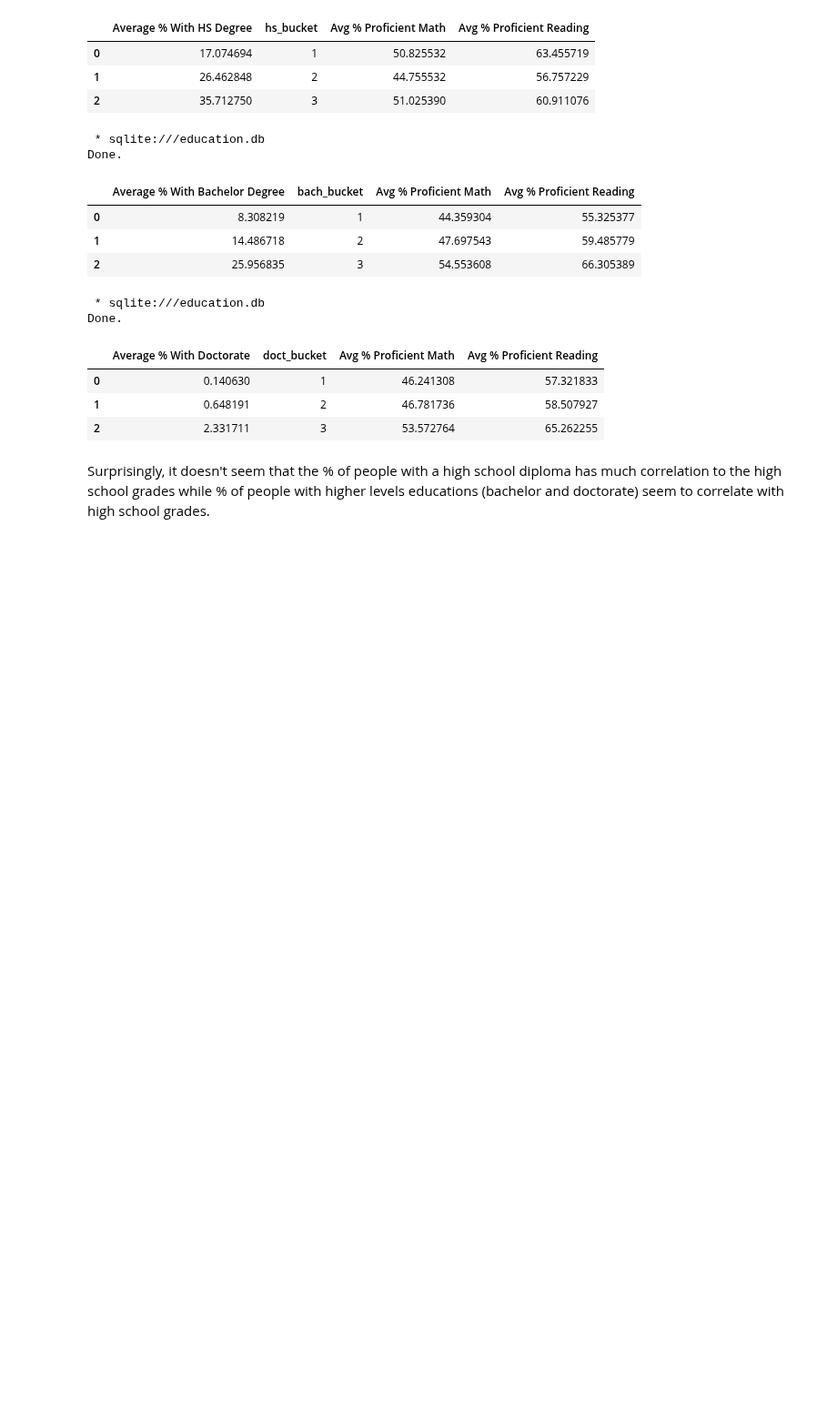
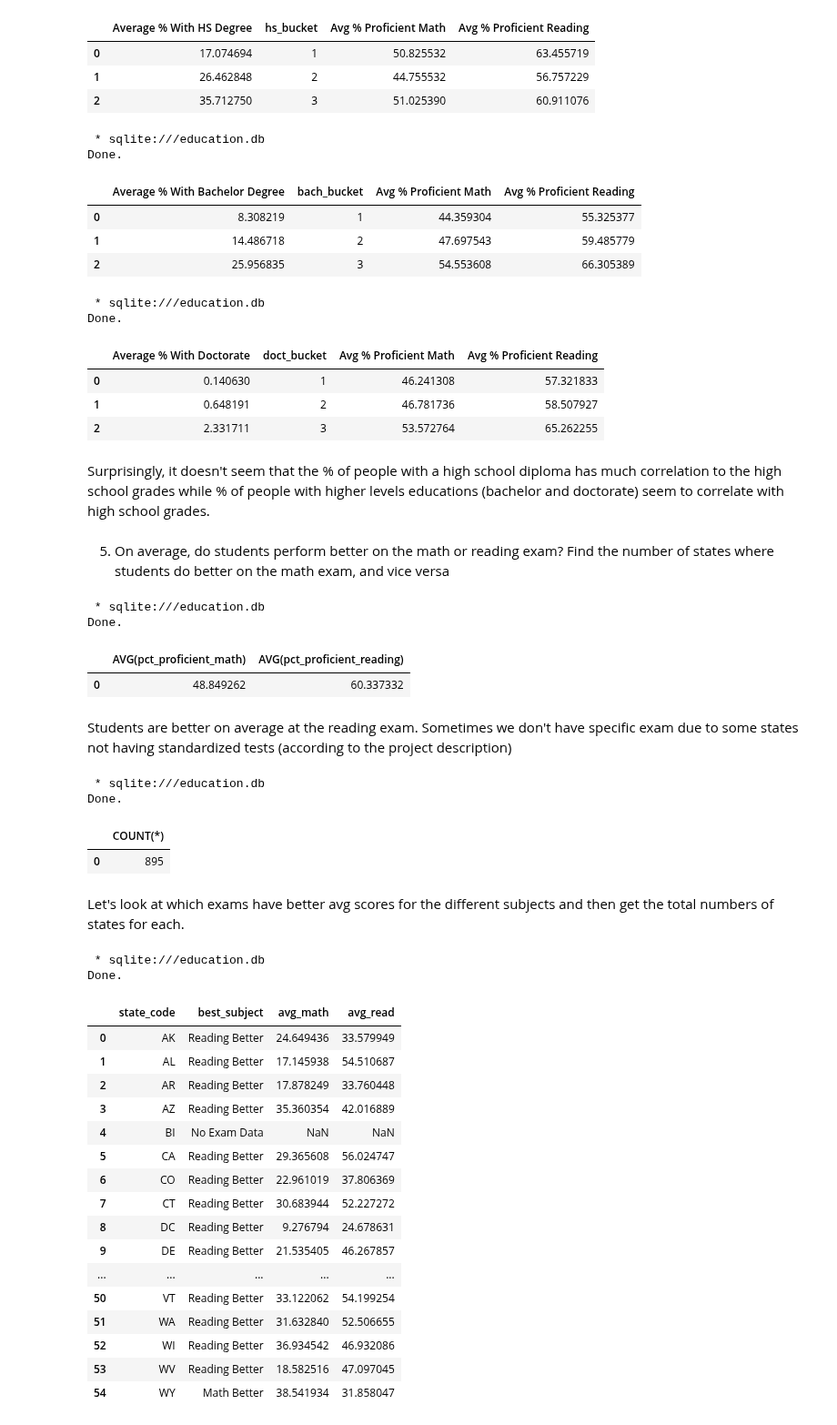
Before and after one commit to LucasCroslyn/CodingProblems, a Jupyter notebook: CodeAcademy/Data Science SQL Projects/DSIP #3 Education Database/Queries.ipynb, the cells around one changed output. Shown at 91% size. Cells and saved outputs as stored; diff of their text form; code cells hidden in the pictures; blank space fills up the shorter version.

Commit message:
Q5 Work Done

```diff
--- a/CodeAcademy/Data Science SQL Projects/DSIP #3 Education Database/Queries.ipynb
+++ b/CodeAcademy/Data Science SQL Projects/DSIP #3 Education Database/Queries.ipynb
@@ -536,3 +492,69 @@ Done.
 | 2 | 2.331711 | 3 | 53.572764 | 65.262255 |
 # %% [markdown]
 Surprisingly, it doesn't seem that the % of people with a high school diploma has much correlation to the high school grades while % of people with higher levels educations (bachelor and doctorate) seem to correlate with high school grades.
+# %% [markdown]
+5. On average, do students perform better on the math or reading exam? Find the number of states where students do better on the math exam, and vice versa
+# %%
+%%sql
+SELECT AVG(pct_proficient_math), AVG(pct_proficient_reading)
+FROM highschool
+WHERE pct_proficient_math IS NOT NULL AND
+pct_proficient_reading IS NOT NULL;
+# %% [output]
+ * sqlite:///education.db
+Done.
+|  | AVG(pct_proficient_math) | AVG(pct_proficient_reading) |
+| 0 | 48.849262 | 60.337332 |
+# %% [markdown]
+Students are better on average at the reading exam.
+Sometimes we don't have specific exam due to some states not having standardized tests (according to the project description)
+# %%
+%%sql
+SELECT COUNT(*)
+FROM highschool
+WHERE pct_proficient_math IS NULL OR
+pct_proficient_reading IS NULL;
+# %% [output]
+ * sqlite:///education.db
+Done.
+|  | COUNT(*) |
+| 0 | 895 |
+# %% [markdown]
+Let's look at which exams have better avg scores for the different subjects and then get the total numbers of states for each.
+# %%
+%%sql
+WITH state_avg AS(
+    SELECT state_code, AVG(pct_proficient_math) AS 'avg_math', AVG(pct_proficient_reading) AS 'avg_read'
+    FROM highschool
+    GROUP BY state_code
+)
+
+SELECT state_code,
+    CASE
+        WHEN avg_math IS NULL OR avg_read IS NULL THEN 'No Exam Data'
+        WHEN avg_math > avg_read THEN 'Math Better'
+        WHEN avg_math < avg_read THEN 'Reading Better'
+        ELSE 'Error'
+    END AS best_subject,
+    avg_math, avg_read
+FROM state_avg;
+# %% [output]
+ * sqlite:///education.db
+Done.
+|  | state_code | best_subject | avg_math | avg_read |
+| 0 | AK | Reading Better | 24.649436 | 33.579949 |
+| 1 | AL | Reading Better | 17.145938 | 54.510687 |
+| 2 | AR | Reading Better | 17.878249 | 33.760448 |
+| 3 | AZ | Reading Better | 35.360354 | 42.016889 |
+| 4 | BI | No Exam Data | NaN | NaN |
+| 5 | CA | Reading Better | 29.365608 | 56.024747 |
+| 6 | CO | Reading Better | 22.961019 | 37.806369 |
+| 7 | CT | Reading Better | 30.683944 | 52.227272 |
+| 8 | DC | Reading Better | 9.276794 | 24.678631 |
+| 9 | DE | Reading Better | 21.535405 | 46.267857 |
+| ... | ... | ... | ... | ... |
+| 50 | VT | Reading Better | 33.122062 | 54.199254 |
+| 51 | WA | Reading Better | 31.632840 | 52.506655 |
+| 52 | WI | Reading Better | 36.934542 | 46.932086 |
+| 53 | WV | Reading Better | 18.582516 | 47.097045 |
+| 54 | WY | Math Better | 38.541934 | 31.858047 |
```
Also changed, not shown: parts of 13 cells of this notebook.
